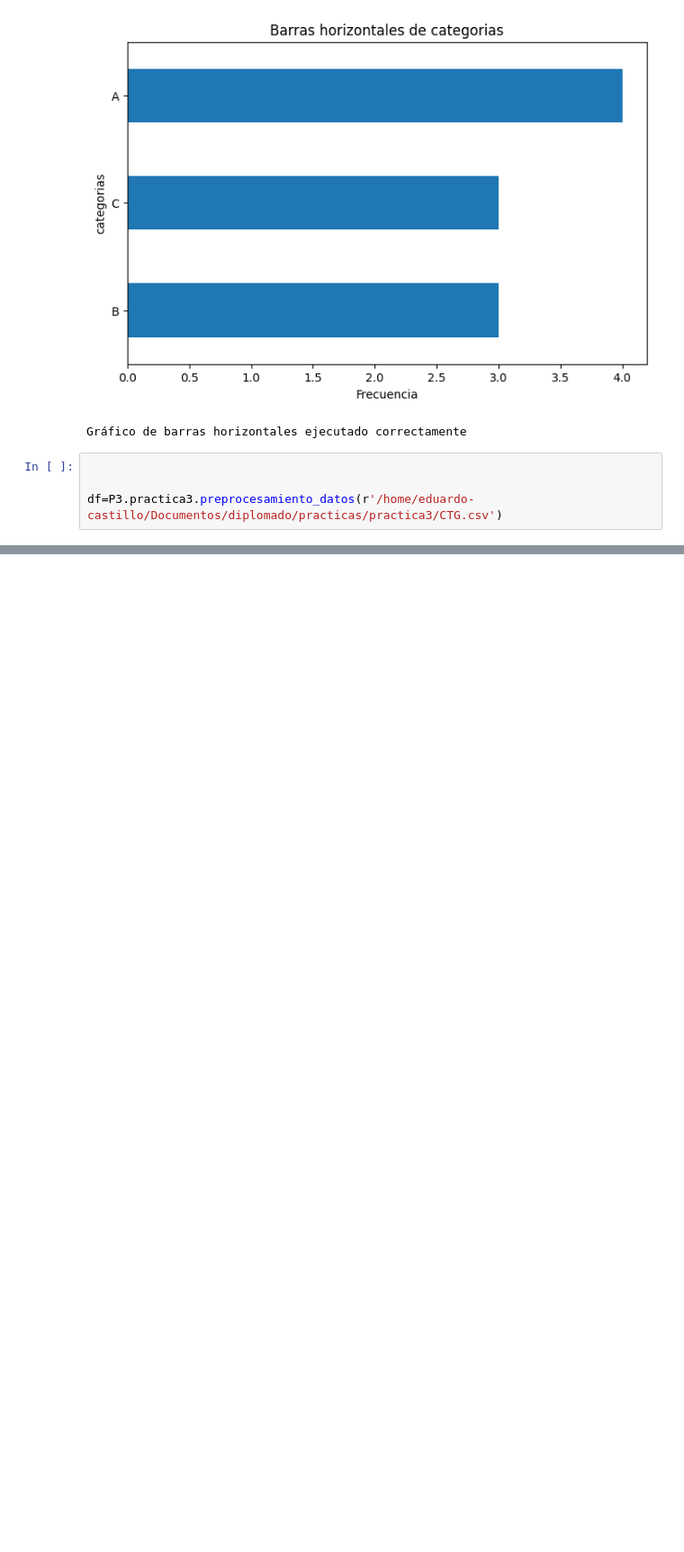
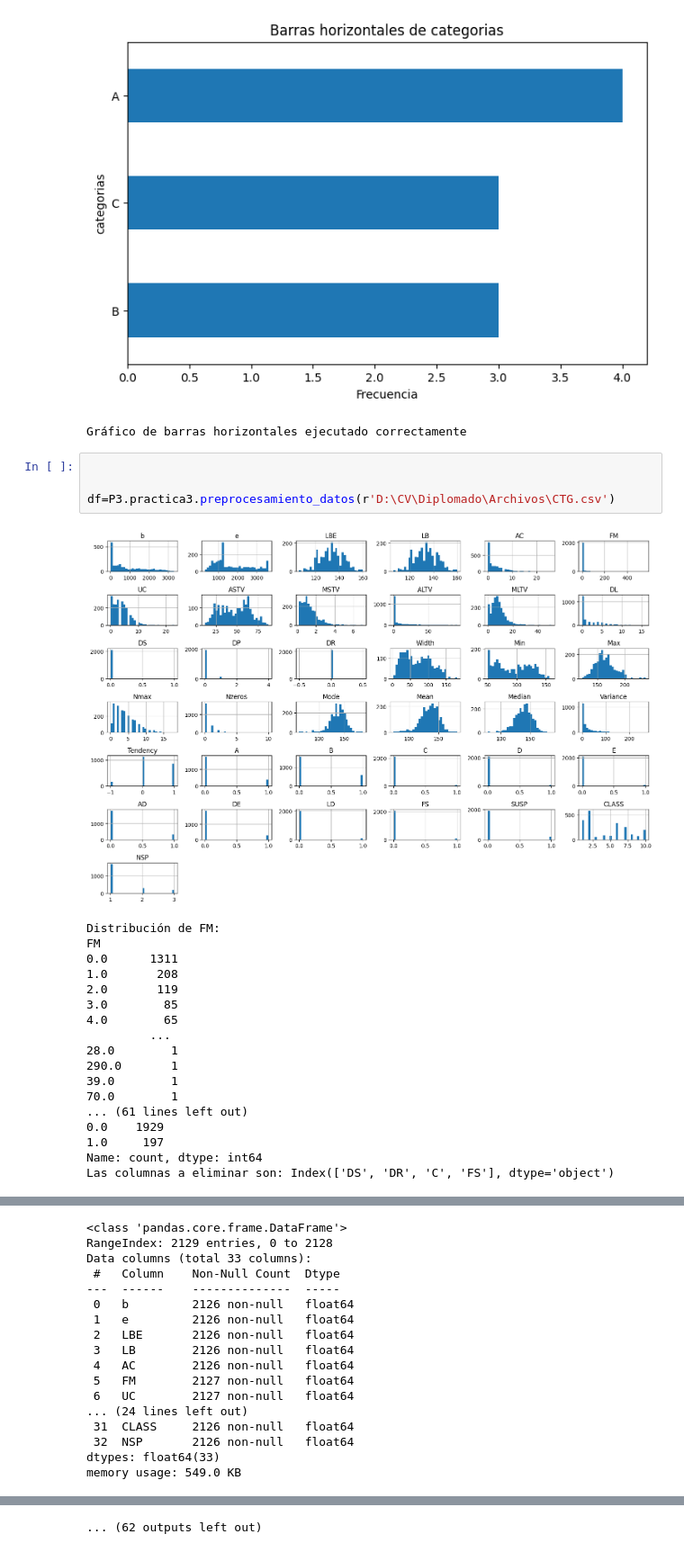
Before and after one commit to LaloCastillo20/Diplomado_DataSciene, a Jupyter notebook: practicas/P3/Test.ipynb, the cells around one changed output, grey strips where cells are left out. Shown at 90% size. Cells and saved outputs as stored; diff of their text form; blank space fills up the shorter version.

```diff
--- a/practicas/P3/Test.ipynb
+++ b/practicas/P3/Test.ipynb
@@ -120,4 +121,23 @@ Gráfico de barras horizontales ejecutado correctamente
 # %%
 
 
-df=P3.practica3.preprocesamiento_datos(r'/home/eduardo-castillo/Documentos/diplomado/practicas/practica3/CTG.csv')
+df=P3.practica3.preprocesamiento_datos(r'D:\CV\Diplomado\Archivos\CTG.csv')
+# %% [output]
+[figure, added]
+Distribución de FM:
+FM
+0.0      1311
+1.0       208
+2.0       119
+3.0        85
+4.0        65
+         ...
+28.0        1
+290.0       1
+39.0        1
+70.0        1
+... (61 lines left out)
+0.0    1929
+1.0     197
+Name: count, dtype: int64
+Las columnas a eliminar son: Index(['DS', 'DR', 'C', 'FS'], dtype='object')
@@ -123,0 +145,17 @@ df=P3.practica3.preprocesamiento_datos(r'/home/eduardo-castillo/Documentos/diplo
+<class 'pandas.core.frame.DataFrame'>
+RangeIndex: 2129 entries, 0 to 2128
+Data columns (total 33 columns):
+ #   Column    Non-Null Count  Dtype
+---  ------    --------------  -----
+ 0   b         2126 non-null   float64
+ 1   e         2126 non-null   float64
+ 2   LBE       2126 non-null   float64
+ 3   LB        2126 non-null   float64
+ 4   AC        2126 non-null   float64
+ 5   FM        2127 non-null   float64
+ 6   UC        2127 non-null   float64
+... (24 lines left out)
+ 31  CLASS     2126 non-null   float64
+ 32  NSP       2126 non-null   float64
+dtypes: float64(33)
+memory usage: 549.0 KB
@@ -123,0 +170 @@ df=P3.practica3.preprocesamiento_datos(r'/home/eduardo-castillo/Documentos/diplo
+... (62 outputs left out)
```
Also changed, not shown: parts of 7 cells of this notebook.
